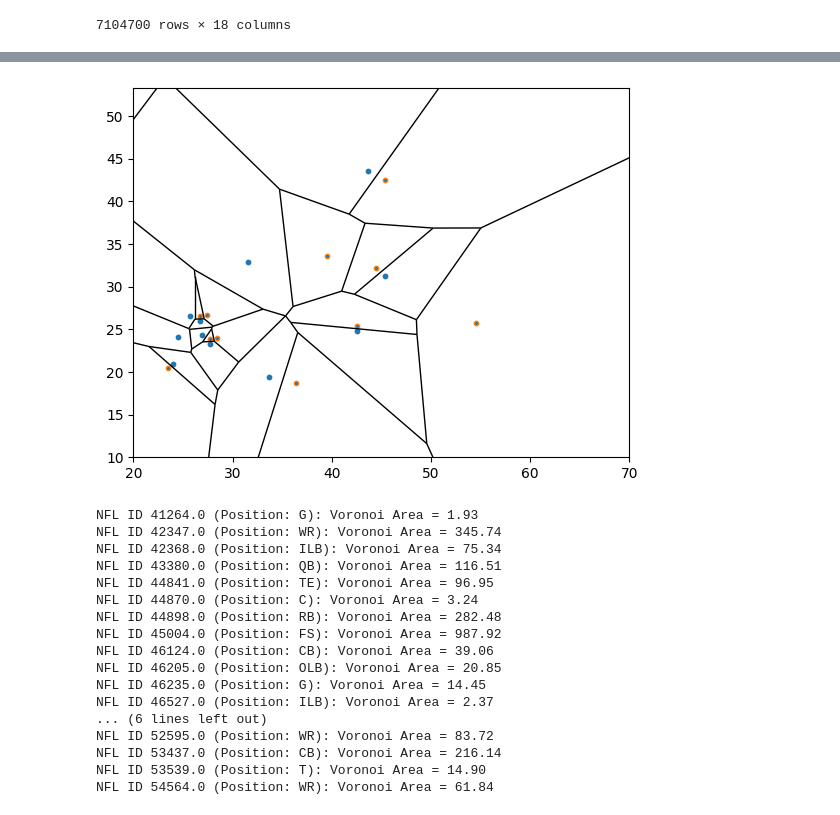
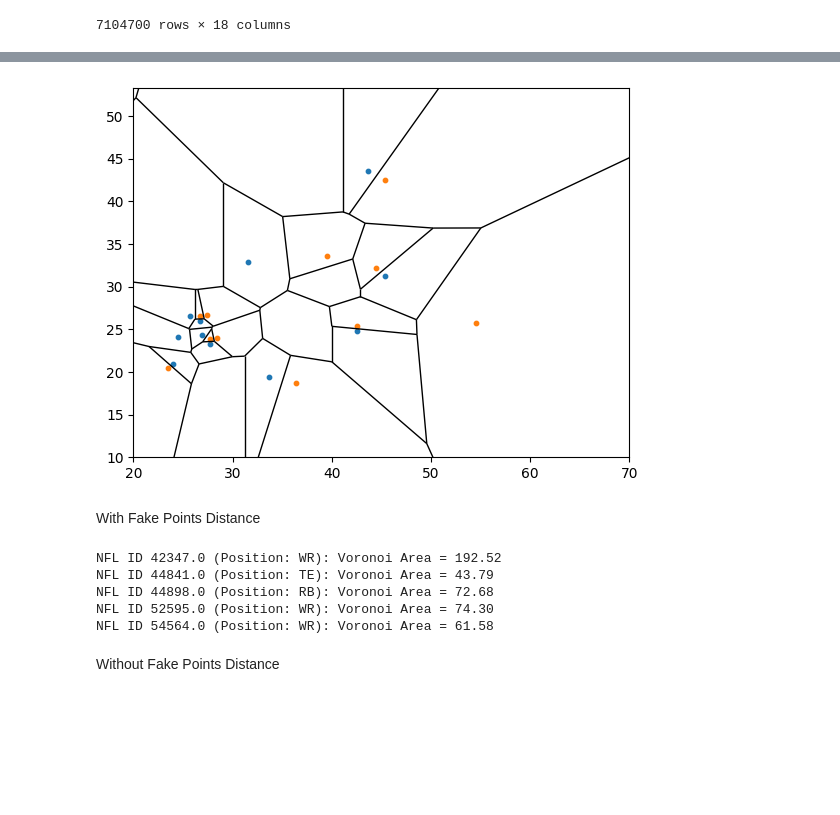
Before and after one commit to rohitbh7/nfl, a Jupyter notebook: voronoi.ipynb, the cells around one changed output, grey strips where cells are left out. Cells and saved outputs as stored; diff of their text form; code cells hidden in the pictures; blank space fills up the shorter version.

```diff
--- a/voronoi.ipynb
+++ b/voronoi.ipynb
@@ -38,0 +97,32 @@ samplePlayPoints = samplePlay[['nflId','x','y','club','position']]
+# %%
+points = samplePlayPoints[['x','y']]
+
+x_min, x_max = 0,100
+y_min, y_max = 0, 53.3
+boundary_points = np.array([
+    [x_min, y_min],
+    [x_min, y_max],
+    [x_max, y_min],
+    [x_max, y_max]
+])
+
+# Combine the original points with boundary points
+all_points = np.vstack([points, boundary_points])
+
+# Generate the Voronoi diagram
+vor2 = Voronoi(all_points)
+
+# Plot the Voronoi diagram with constrained boundaries
+fig, ax = plt.subplots()
+voronoi_plot_2d(vor2, ax=ax, show_vertices=False, point_size=2)
+
+# Plot points with different colors for each club
+clubs = filteredSamplePlayPoints['club'].unique()
+for club in clubs:
+    club_points = samplePlayPoints[samplePlayPoints['club'] == club]
+    ax.scatter(club_points['x'], club_points['y'], label=club, s=10)
+
+# Set y-axis limits to 0 and 53.3
+plt.ylim(10, 53.3)
+plt.xlim(20,70)
+plt.show()
@@ -39,40 +131,42 @@ samplePlayPoints = samplePlay[['nflId','x','y','club','position']]
 # %%
-points = samplePlayPoints[['x','y']]
+points = filteredSamplePlayPoints[['x','y']]
 
 x_min, x_max = 0,100
 y_min, y_max = 0, 53.3
 boundary_points = np.array([
     [x_min, y_min],
     [x_min, y_max],
     [x_max, y_min],
     [x_max, y_max]
 ])
 
 # Combine the original points with boundary points
 all_points = np.vstack([points, boundary_points])
 
 # Generate the Voronoi diagram
 vor = Voronoi(all_points)
 
 # Plot the Voronoi diagram with constrained boundaries
 fig, ax = plt.subplots()
-voronoi_plot_2d(vor, ax=ax, show_vertices=False, point_size=2)
+voronoi_plot_2d(vor, ax=ax, show_vertices=False, show_points=False,point_size=2)
 
 # Plot points with different colors for each club
 clubs = samplePlayPoints['club'].unique()
 for club in clubs:
     club_points = samplePlayPoints[samplePlayPoints['club'] == club]
     ax.scatter(club_points['x'], club_points['y'], label=club, s=10)
 
 # Set y-axis limits to 0 and 53.3
 plt.ylim(10, 53.3)
 plt.xlim(20,70)
 plt.show()
 # %% [output]
-[figure, old version]
+[figure, new version]
 # %%
 def polygon_area(vertices):
     return 0.5 * np.abs(np.dot(vertices[:, 0], np.roll(vertices[:, 1], 1)) - np.dot(vertices[:, 1], np.roll(vertices[:, 0], 1)))
+# %% [markdown]
+With Fake Points Distance
 # %%
 y_min, y_max = 0, 53.3
 areas = {}
@@ -82,28 +176,19 @@ for i, region_index in enumerate(vor.point_region):
         polygon = vor.vertices[vertices]
         polygon[:, 1] = np.clip(polygon[:, 1], y_min, y_max)
         area = polygon_area(polygon)
-        nflId = samplePlayPoints.iloc[i]['nflId']
-        position = samplePlayPoints.iloc[i]['position']
+        nflId = filteredSamplePlayPoints.iloc[i]['nflId']
+        position = filteredSamplePlayPoints.iloc[i]['position']
         areas[nflId] = (area, position)
 
 # Print area and position for each nflId
 for nflId, (area, position) in areas.items():
-    print(f"NFL ID {nflId} (Position: {position}): Voronoi Area = {area:.2f}")
+    if position in ['WR','TE','RB']:
+        print(f"NFL ID {nflId} (Position: {position}): Voronoi Area = {area:.2f}")
 # %% [output]
-NFL ID 41264.0 (Position: G): Voronoi Area = 1.93
-NFL ID 42347.0 (Position: WR): Voronoi Area = 345.74
-NFL ID 42368.0 (Position: ILB): Voronoi Area = 75.34
-NFL ID 43380.0 (Position: QB): Voronoi Area = 116.51
-NFL ID 44841.0 (Position: TE): Voronoi Area = 96.95
-NFL ID 44870.0 (Position: C): Voronoi Area = 3.24
-NFL ID 44898.0 (Position: RB): Voronoi Area = 282.48
-NFL ID 45004.0 (Position: FS): Voronoi Area = 987.92
-NFL ID 46124.0 (Position: CB): Voronoi Area = 39.06
-NFL ID 46205.0 (Position: OLB): Voronoi Area = 20.85
-NFL ID 46235.0 (Position: G): Voronoi Area = 14.45
-NFL ID 46527.0 (Position: ILB): Voronoi Area = 2.37
-... (6 lines left out)
-NFL ID 52595.0 (Position: WR): Voronoi Area = 83.72
-NFL ID 53437.0 (Position: CB): Voronoi Area = 216.14
-NFL ID 53539.0 (Position: T): Voronoi Area = 14.90
-NFL ID 54564.0 (Position: WR): Voronoi Area = 61.84
+NFL ID 42347.0 (Position: WR): Voronoi Area = 192.52
+NFL ID 44841.0 (Position: TE): Voronoi Area = 43.79
+NFL ID 44898.0 (Position: RB): Voronoi Area = 72.68
+NFL ID 52595.0 (Position: WR): Voronoi Area = 74.30
+NFL ID 54564.0 (Position: WR): Voronoi Area = 61.58
+# %% [markdown]
+Without Fake Points Distance
```
Also changed, not shown: parts of 6 cells of this notebook.
